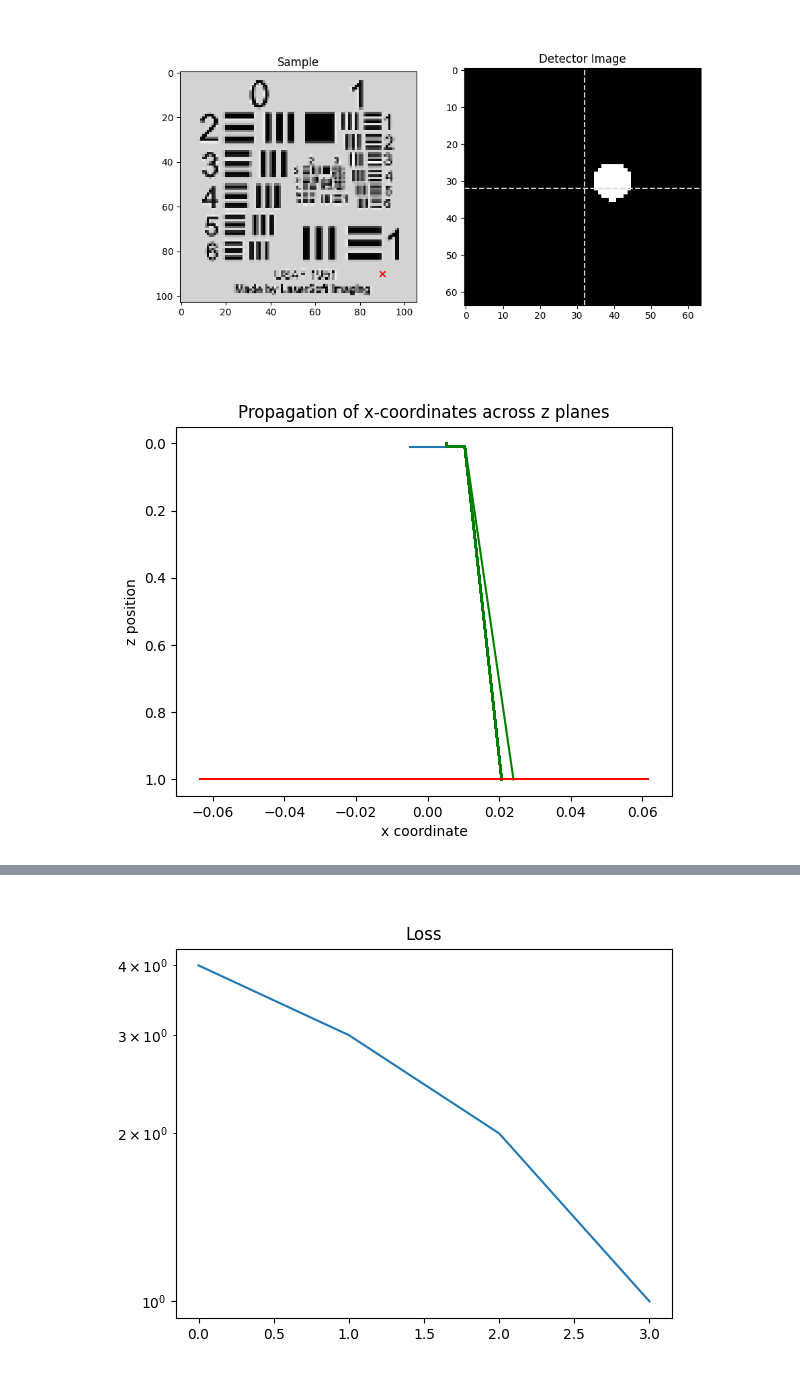
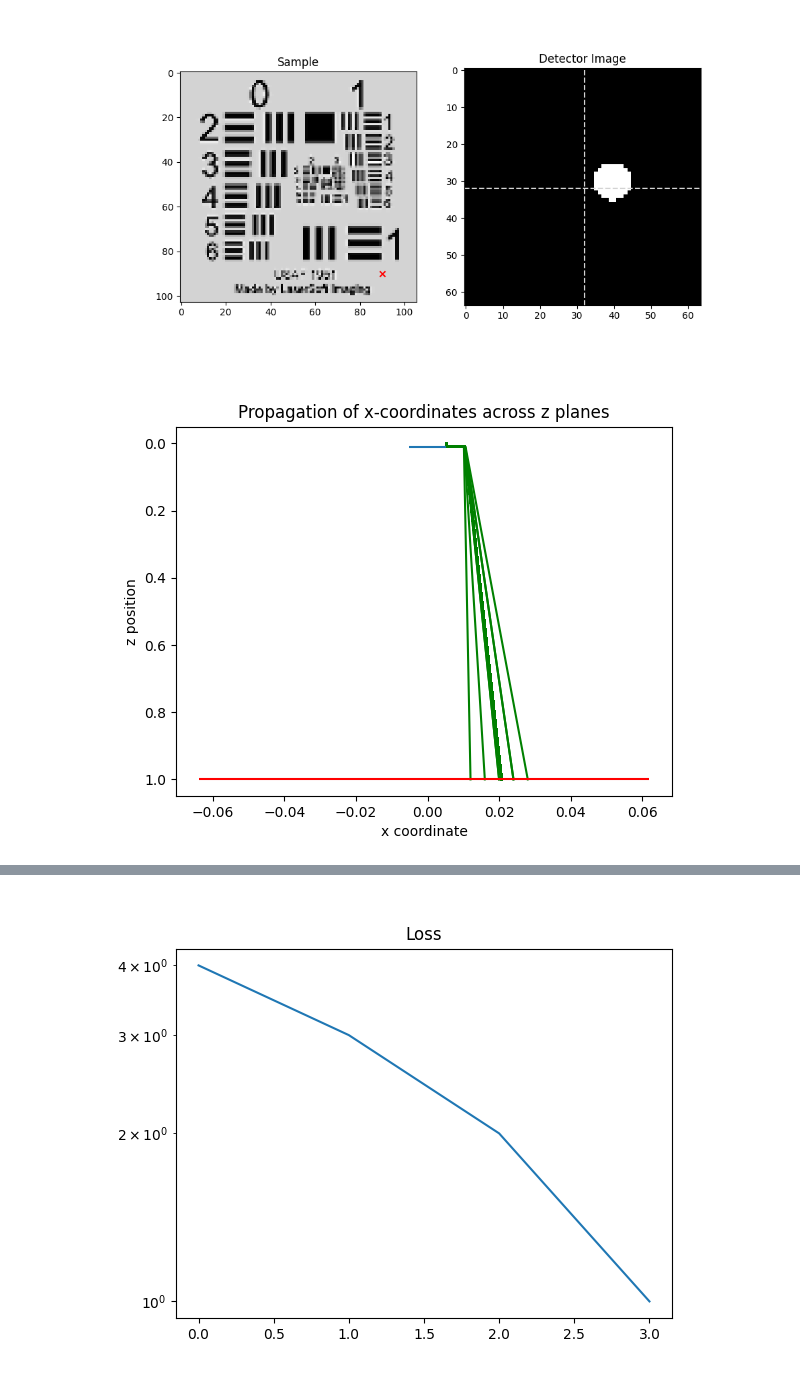
Before and after one commit to TemGym/TemGym, a Jupyter notebook: examples/jax_examples/4Dstem.ipynb, the cells around one changed output, grey strips where cells are left out. Drawn from its saved outputs; the diff is of its cells as text; code cells hidden in the pictures.

```diff
--- a/examples/jax_examples/4Dstem.ipynb
+++ b/examples/jax_examples/4Dstem.ipynb
@@ -277,7 +277,7 @@ crossover_z = jnp.zeros((1))
 # We can run multiple rays if we want, but no need for now.
 jac_run_to_component = jax.vmap(jax.jacobian(run_to_component), in_axes=(0, None))
 
-# @jax.jit
+@jax.jit
 def run_model_for_jacobians(ray, model):
 
     model_jacobians = []
@@ -392,10 +392,10 @@ def map_px_on_sample_to_detector(sample_image, detector_image,
     detector_image_shape = detector_image.shape
 
     # Create an interpolant defined on the image grid (note image indexing is row, col)
-    row_indices = jnp.arange(sample_image_shape[0])
-    col_indices = jnp.arange(sample_image_shape[1])
+    y = jnp.arange(sample_image_shape[0])
+    x = jnp.arange(sample_image_shape[1])
 
-    image_interpolant = RegularGridInterpolator((row_indices, col_indices), sample_image,
+    image_interpolant = RegularGridInterpolator((y, x), sample_image,
                                                 bounds_error=False, fill_value=1.0)
 
     sample_pixel_xs = ray_sample_coords_x / sample_pixel_size + sample_image_shape[1] / 2
@@ -449,8 +449,9 @@ fourdstem_array = np.zeros((scan_size+det_size), dtype=np.complex64)
 
 x_out_centre = []
 y_out_centre = []
-x_out_run_model = []
-y_out_run_model = []
+x_out_centre_rm = []
+y_out_centre_rm = []
+
 scan_x_in = []
 scan_y_in = []
 
@@ -481,13 +482,14 @@ for scan_idx_y in tqdm.trange(sample_image_shape[0], desc='Scan Y'):
         # Run the model to get the jacobians (or can be a polynomial linking one plane to another)
         model_jacobians, each_ABCD, total_ABCD, ray = run_model_for_jacobians(ray, model)
 
-        x_out_run_model, y_out_run_model, _ = run_model_for_rays(model, each_ABCD, jnp.array([[0], [0]]), scan_pos)
+        #Get the central ray from the forward propagation i.e. ray with 0 slope in x and y
+        #for fitting later
+        x_out_rm, y_out_rm, _ = run_model_for_rays(model, each_ABCD, jnp.array([[0.], [0.]]), scan_pos)
         scan_x_in.append(scan_pos[1])
         scan_y_in.append(scan_pos[0])
-        x_out_centre.append(ray.x)
-        y_out_centre.append(ray.y)
-        x_out_run_model.append(x_out_run_model)
-        y_out_run_model.append(y_out_run_model)
+        x_out_centre_rm.append(x_out_rm[-1])
+        y_out_centre_rm.append(y_out_rm[-1])
+
 
         #Now for the most important function in here:
         input_slopes, mask = find_input_slopes_that_that_hit_detpx_from_pt_source_with_semiconv(detector_coords, scan_pos, semi_conv, total_ABCD[0])
@@ -496,7 +498,8 @@ for scan_idx_y in tqdm.trange(sample_image_shape[0], desc='Scan Y'):
         ray_sample_coords_x, ray_sample_coords_y = xs[1], ys[1] # The ray coordinates at the sample plane
         ray_det_coords_x, ray_det_coords_y = xs[-1], ys[-1] # The ray coordinates at the detector plane
 
-
+        x_out_centre.append(np.average(ray_det_coords_x))
+        y_out_centre.append(np.average(ray_det_coords_y))
 
         detector_image = jnp.zeros(det_size, dtype=jnp.complex64)
         det_image = map_px_on_sample_to_detector(sample_image,
@@ -530,22 +531,22 @@ plt.show()
 # %%
 num_rays = xs.shape[-1]
 plt.figure()
-for ray in range(0, num_rays, 100):
+for ray in range(0, num_rays, 10):
     plt.plot(xs[:, ray], zs, color = 'g', alpha=1)
 
 plt.hlines(zs[-1], det_coords_x[0], det_coords_x[-1], color='r', label='Detector')
 plt.hlines(zs[1], sample_coords_x[0], sample_coords_x[-1])
 # plt.scatter(det_coords_x[0], jnp.full(det_coords_x[0].shape, zs[-1]),
 #             color='k',
 #             label='Detector Pixels',
 #             alpha=0.005)
 # plt.scatter(scan_position[0], crossover_z, color='g', label='Crossover')
 # plt.scatter(scan_position[0], defocus, color='b', label='Sample')
 
 plt.xlabel('x coordinate')
 plt.ylabel('z position')
 plt.title('Propagation of x-coordinates across z planes')
 plt.gca().invert_yaxis()  # Invert the z-axis (display)
 plt.show()
 # %% [output]
-[figure, old version]
+[figure, new version]
```
Also changed, not shown: parts of 7 cells of this notebook.
